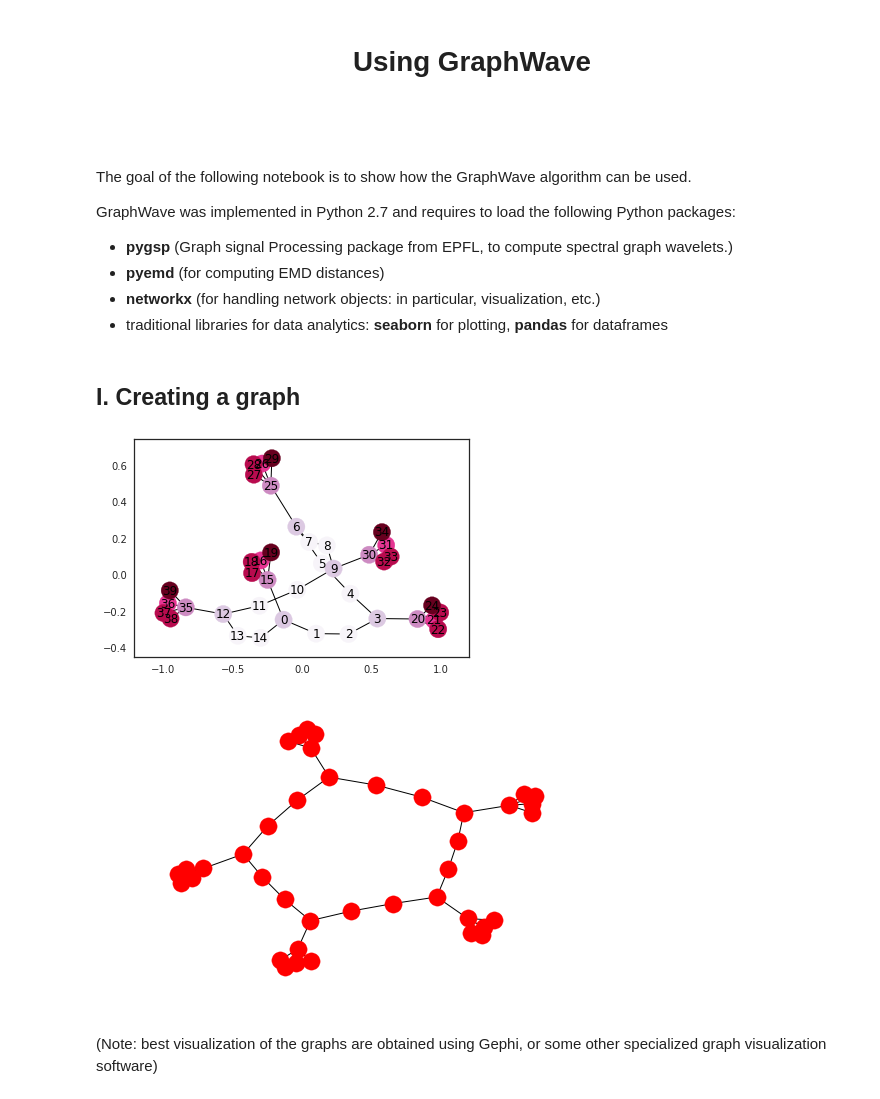
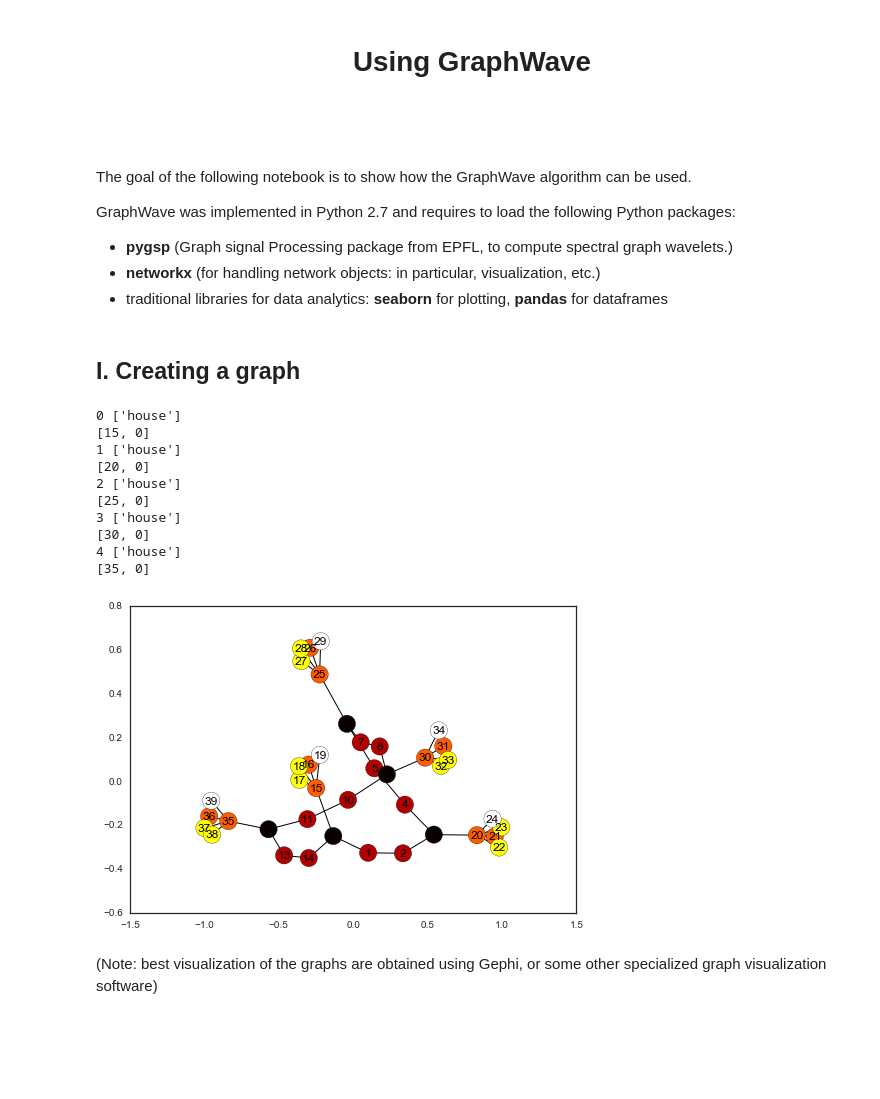
Before and after one commit to snap-stanford/graphwave, a Jupyter notebook: Using GraphWave.ipynb, the cells around one changed output. Cells and saved outputs as stored; diff of their text form; code cells hidden in the pictures; blank space fills up the shorter version.

```diff
--- a/Using GraphWave.ipynb
+++ b/Using GraphWave.ipynb
@@ -10,7 +10,6 @@ The goal of the  following notebook is to show how the GraphWave algorithm can b
 GraphWave was implemented in Python 2.7 and requires to load the following Python packages:
 
 + __pygsp__ (Graph signal Processing package from EPFL, to compute spectral graph wavelets.)
-+ __pyemd__ (for computing EMD distances)
 + __networkx__ (for handling network objects: in particular, visualization, etc.)
 + traditional libraries for data analytics: __seaborn__ for plotting, __pandas__ for dataframes
 # %%
@@ -45,37 +33,44 @@ np.random.seed(123)
 # %%
 # 1- Start by defining our favorite regular structure
 
 width_basis = 15
 nbTrials = 20
 
 
 ################################### EXAMPLE TO BUILD A SIMPLE REGULAR STRUCTURE ##########
 ## REGULAR STRUCTURE: the most simple structure:  basis + n small patterns of a single type
 
 ### 1. Choose the basis (cycle, torus or chain)
-basis_type="cycle"
+basis_type = "cycle"
 
 ### 2. Add the shapes
-nb_shapes=5  ## numbers of shapes to add
+n_shapes = 5  ## numbers of shapes to add
 #shape=["fan",6] ## shapes and their associated required parameters  (nb of edges for the star, etc)
 #shape=["star",6]
-shape=["house"]
+list_shapes = [["house"]] * n_shapes
 
 ### 3. Give a name to the graph
-identifier='AA'  ## just a name to distinguish between different trials
-name_graph='houses'+ identifier
+identifier = 'AA'  ## just a name to distinguish between different trials
+name_graph = 'houses'+ identifier
 sb.set_style('white')
 
 ### 4. Pass all these parameters to the Graph Structure
-add_edges=0
-del_edges=0
-G,colors = build_graph.build_regular_structure(width_basis,basis_type, nb_shapes,shape, start=0,add_random_edges=add_edges,plot=True,savefig=False)
+add_edges = 0
+G, communities, _ , role_id = build_graph.build_structure(width_basis, basis_type, list_shapes, start=0,
+                                       add_random_edges=add_edges, plot=True,
+                                       savefig=False)
 # %% [output]
+0 ['house']
+[15, 0]
+1 ['house']
+[20, 0]
+2 ['house']
+[25, 0]
+3 ['house']
+[30, 0]
+4 ['house']
+[35, 0]
-[figure, old version]
+[figure, new version]
-# %%
-nx.draw(G)
-# %% [output]
-[figure, removed]
 # %% [markdown]
 (Note: best visualization of the graphs are obtained using Gephi, or some other specialized graph visualization software)
 # %% [markdown]
```
Also changed, not shown: parts of 7 cells of this notebook, 7 other files.
